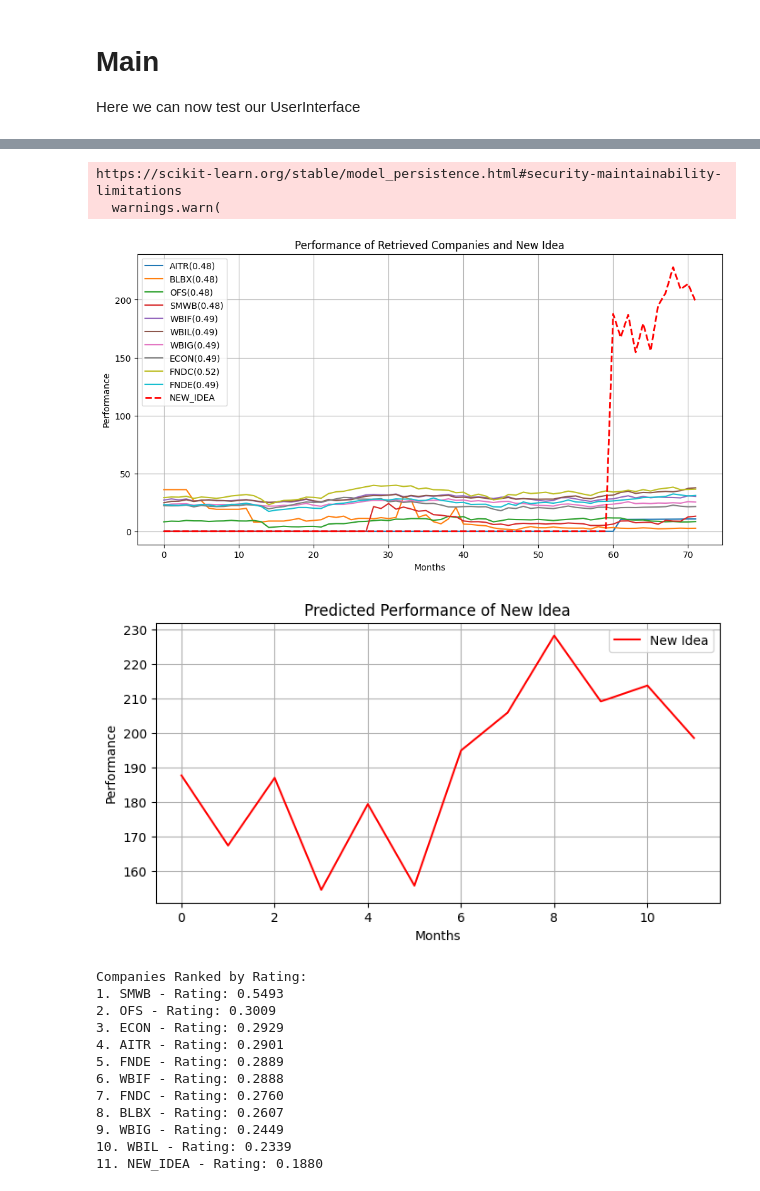
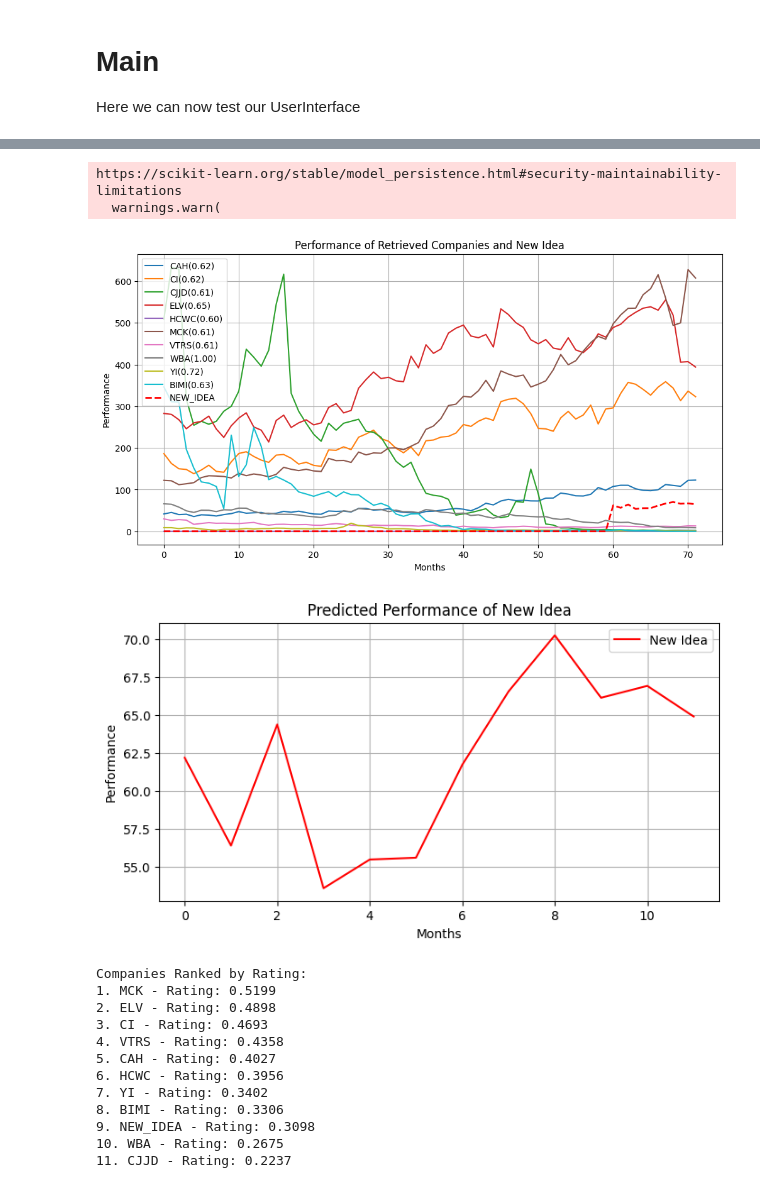
Before and after one commit to jonnyCap/AIR-Project, a Jupyter notebook: ProjectPipeline.ipynb, the cells around one changed output, grey strips where cells are left out. Cells and saved outputs as stored; diff of their text form; code cells hidden in the pictures.

```diff
--- a/ProjectPipeline.ipynb
+++ b/ProjectPipeline.ipynb
@@ -33,11 +33,11 @@ class UserInterface:
         self.embeddings_path = "RetrievalSystem/Embeddings/embeddings.csv"
 
         if model_path is None:
-            self.rap_model_weights_path = "Training/RAPModel/trained_model_aux-true_CustomLoss.pth"
+            self.rap_model_weights_path = "Training/RAPModel/trained_model_aux-false_CustomLoss.pth"
         else:
             self.rap_model_weights_path = model_path
 
-        self.ranking_model_weights_path = "Training/RankingModel/ranking_model_weights_score_2.pth"
+        self.ranking_model_weights_path = "Training/RankingModel/ranking_model_weights_score_5.pth"
 
         self.tokenizer = BertTokenizer.from_pretrained('bert-base-uncased', clean_up_tokenization_spaces=False)
 
@@ -239,9 +239,11 @@ if __name__ == "__main__":
 
     # idea = "Lego Shop"
 
-    #idea = "Able View Global Inc. operates as brand management partners of beauty and personal care brands in China. Its brand management services encompass various segments of the brand management value chain, including strategy, branding, digital and social marketing, omni-channel sales, customer services, overseas logistics, and warehouse and fulfilment. The company was incorporated in 2021 and is based in Shanghai, China."
+    # idea = "Able View Global Inc. operates as brand management partners of beauty and personal care brands in China. Its brand management services encompass various segments of the brand management value chain, including strategy, branding, digital and social marketing, omni-channel sales, customer services, overseas logistics, and warehouse and fulfilment. The company was incorporated in 2021 and is based in Shanghai, China."
 
-    # idea = "An AI-driven personal finance platform that provides automated budgeting, expense tracking, and investment advice, with customizable dashboards tailored to individual financial goals."
+    idea = "An AI-driven personal finance platform that provides automated budgeting, expense tracking, and investment advice, with customizable dashboards tailored to individual financial goals."
+
+    idea = "Walgreens Boots Alliance, Inc. operates as a healthcare, pharmacy, and retail company in the United States, Germany, the United Kingdom, and internationally. It operates through three segments: U.S. Retail Pharmacy, International, and U.S. Healthcare. The U.S. Retail Pharmacy segment engages in operation of the retail drugstores, health and wellness services, specialty, and home delivery pharmacy services, which offers health and wellness, beauty, personal care and consumables, and general merchandise. The International segment offers sale of prescription drugs and health and wellness, beauty, personal care, and other consumer products outside the United States; and operates pharmacy-led health and beauty retail businesses under the Boots brand stores in the United Kingdom, the Republic of Ireland, and Thailand, as well as the Benavides brand in Mexico and the Ahumada brand in Chile. The U.S. Healthcare segment provides VillageMD, a national provider of value-based care with primary, multi-specialty, and urgent care providers serving patients in traditional clinic settings, in patients' homes and online appointments; Shields, a specialty pharmacy integrator and accelerator for hospitals; and CareCentrix, a participant in the post-acute and home care management sectors. Walgreens Boots Alliance, Inc. was founded in 1909 and is headquartered in Deerfield, Illinois."
 
     userinterface = UserInterface()
     response = userinterface.predict(idea)
@@ -269,16 +271,16 @@ Shapes of static_output: torch.Size([1, 16]), historical_output: torch.Size([1,
 https://scikit-learn.org/stable/model_persistence.html#security-maintainability-limitations
   warnings.warn(
-[figure, old version]
+[figure, new version]
-[figure, old version]
+[figure, new version]
 Companies Ranked by Rating:
-1. SMWB - Rating: 0.5493
-2. OFS - Rating: 0.3009
-3. ECON - Rating: 0.2929
-4. AITR - Rating: 0.2901
-5. FNDE - Rating: 0.2889
-6. WBIF - Rating: 0.2888
-7. FNDC - Rating: 0.2760
-8. BLBX - Rating: 0.2607
-9. WBIG - Rating: 0.2449
-10. WBIL - Rating: 0.2339
-11. NEW_IDEA - Rating: 0.1880
+1. MCK - Rating: 0.5199
+2. ELV - Rating: 0.4898
+3. CI - Rating: 0.4693
+4. VTRS - Rating: 0.4358
+5. CAH - Rating: 0.4027
+6. HCWC - Rating: 0.3956
+7. YI - Rating: 0.3402
+8. BIMI - Rating: 0.3306
+9. NEW_IDEA - Rating: 0.3098
+10. WBA - Rating: 0.2675
+11. CJJD - Rating: 0.2237
```
Also changed, not shown: parts of 1 cell of this notebook.
